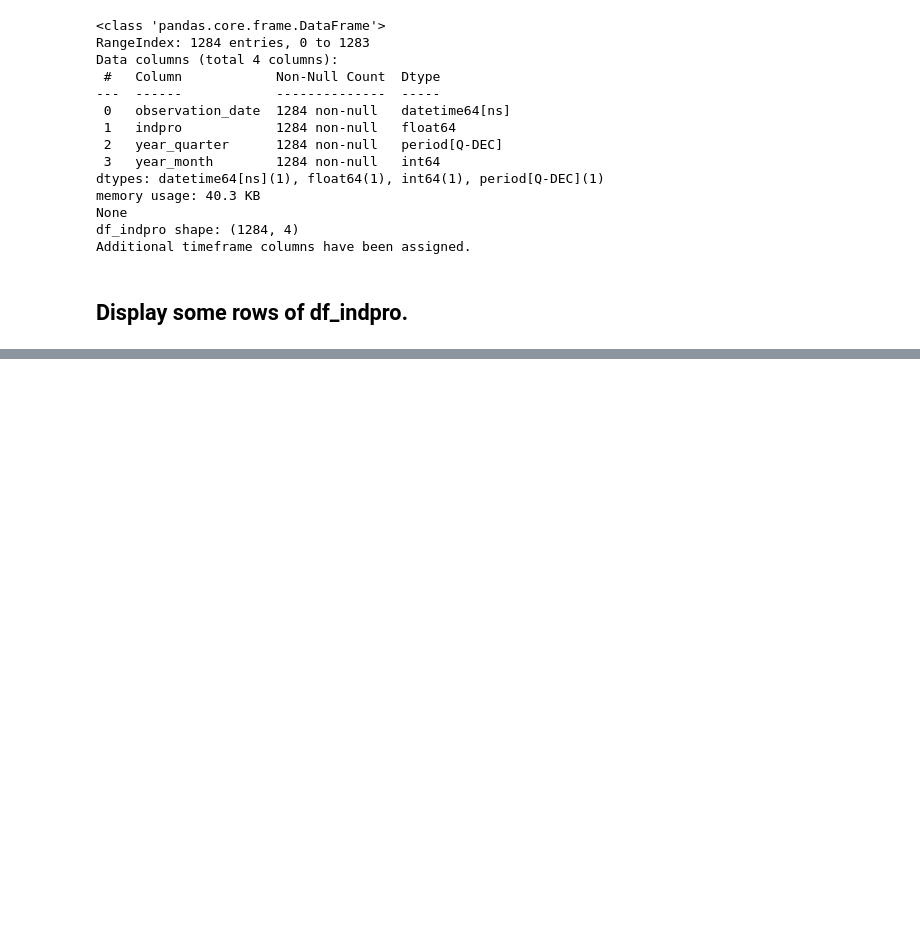
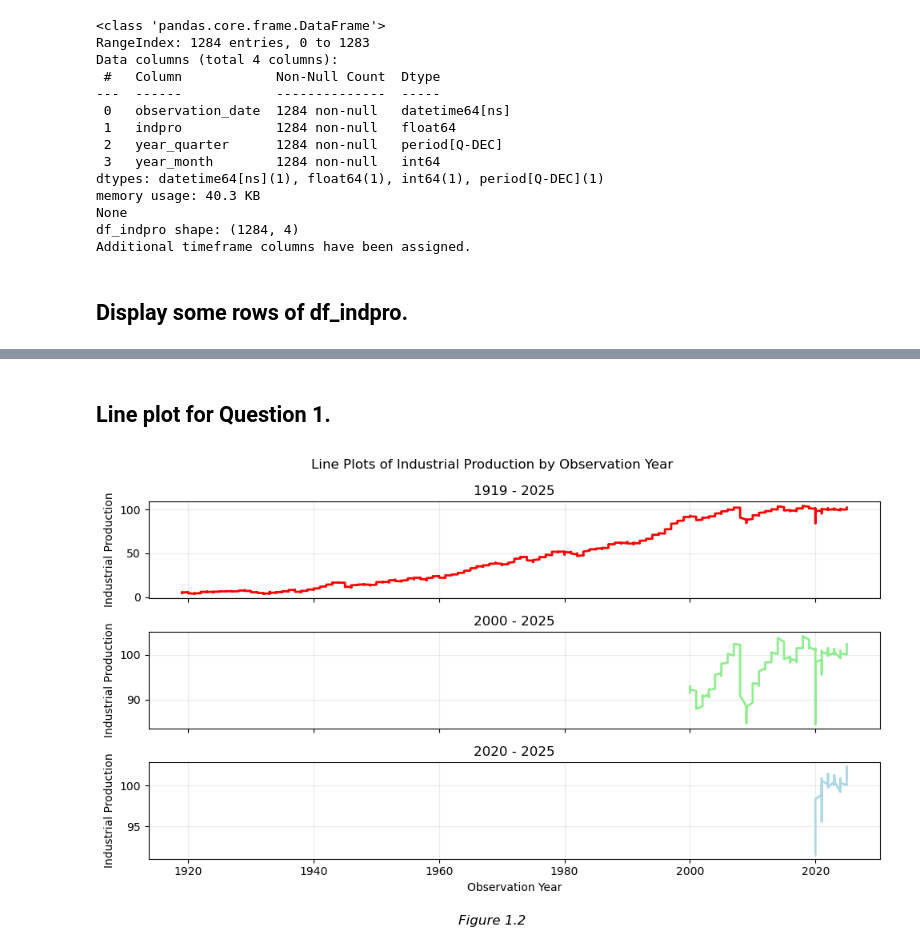
Before and after one commit to Vazquez-Michael-V/570_homework, a Jupyter notebook: assignment_1/assignment_1.ipynb, the cells around one changed output, grey strips where cells are left out. Saved outputs shown, nothing was run; the diff lists cells and outputs as text; code cells hidden in the pictures; blank space fills up the shorter version.

```diff
--- a/assignment_1/assignment_1.ipynb
+++ b/assignment_1/assignment_1.ipynb
@@ -161,0 +280,31 @@ display(df_indpro_stats)
+# %% [markdown]
+## Line plot for Question 1.
+# %%
+fig, axes = plt.subplots(nrows=3, ncols=1, figsize=(10, 6), sharex=True, sharey=False)
+
+# All dates, from 1919-01 to 2025-12.
+axes[0].plot(tf_all_dict['df']['observation_date'].dt.year, tf_all_dict['df']['indpro'], label='all', color='red', linewidth=2)
+axes[0].set_title(f"{tf_all_dict['min_date'].strftime('%Y')} - {tf_all_dict['max_date'].strftime('%Y')}")
+axes[0].set_ylabel('Industrial Production')
+axes[0].grid(True, alpha=0.25)
+
+# 2000s, from 2000-01 to 2025-12
+axes[1].plot(tf_00s_dict['df']['observation_date'].dt.year, tf_00s_dict['df']['indpro'], label='2000s', color='lightgreen', linewidth=2)
+axes[1].set_title(f"{tf_00s_dict['min_date'].strftime('%Y')} - {tf_00s_dict['max_date'].strftime('%Y')}")
+axes[1].set_ylabel('Industrial Production')
+axes[1].grid(True, alpha=0.25)
+
+# 2020s, from 2020-06 to 2025-12
+axes[2].plot(tf_20s_dict['df']['observation_date'].dt.year, tf_20s_dict['df']['indpro'], label='2020s', color='lightblue', linewidth=2)
+axes[2].set_title(f"{tf_20s_dict['min_date'].strftime('%Y')} - {tf_20s_dict['max_date'].strftime('%Y')}")
+axes[2].set_ylabel('Industrial Production')
+axes[2].set_xlabel('Observation Year')
+axes[2].grid(True, alpha=0.25)
+
+fig.suptitle("Line Plots of Industrial Production by Observation Year")
+fig.text(0.5, 0.01, 'Figure 1.2', ha='center', fontsize=12, style='italic')
+
+plt.tight_layout(rect=[0, 0.05, 1, 1])
+plt.show()
+# %% [output]
+[figure, added]
```
Also changed, not shown: parts of 23 cells of this notebook.
